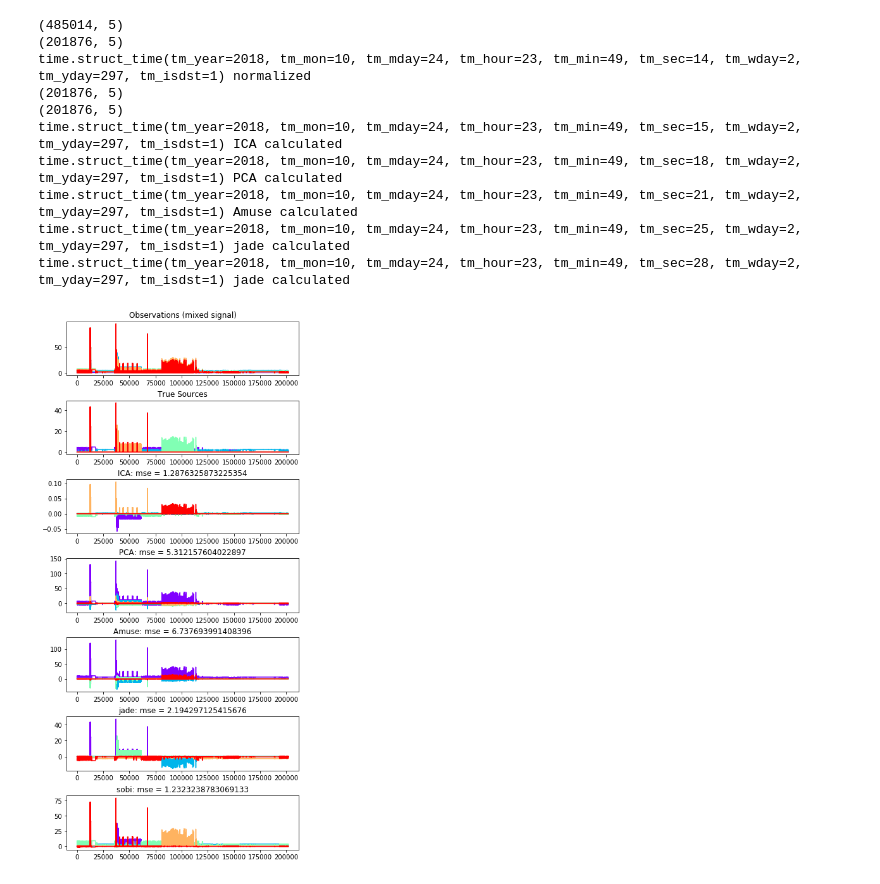
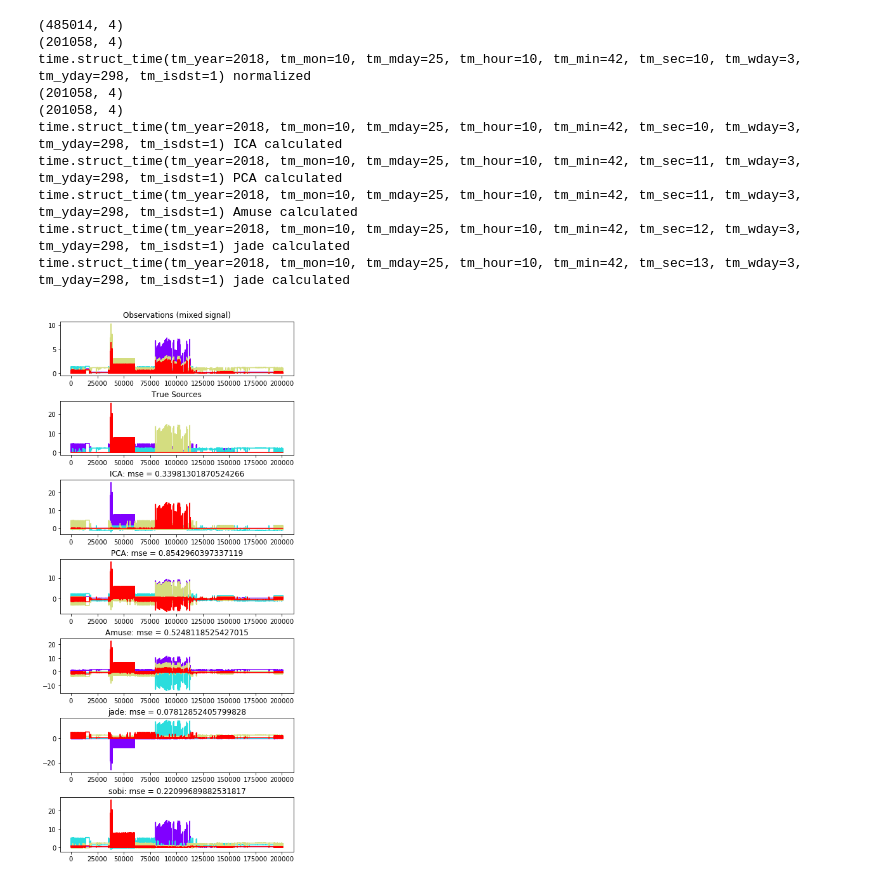
Before and after one commit to SimBioSysLab/skeletor-main, a Jupyter notebook: seperate_workload/FIU.ipynb, the cells around one changed output. Cells and saved outputs as stored; diff of their text form; code cells hidden in the pictures.

```diff
--- a/seperate_workload/FIU.ipynb
+++ b/seperate_workload/FIU.ipynb
@@ -57,6 +57,8 @@ from itertools import permutations
 def get_error(ground_truth,signalmat):
     # we want to try every possible signal order
     g=ground_truth.T
+    signalmat /= signalmat.std(axis=0)
+    signalmat = abs(signalmat)
     s=signalmat.T
     l = len(s)
     best_err = 10000
@@ -70,7 +72,7 @@ def get_error(ground_truth,signalmat):
 
 def get_ica(fn = 'top10_pids_signal_fiu.csv'):
 
-    signal=np.loadtxt(fn,delimiter=',',usecols=(1,2,3,4,5))
+    signal=np.loadtxt(fn,delimiter=',',usecols=(1,2,3,4))
     print (signal.shape)
     signal = signal[~(signal==0).all(1)]
     #print('independence:',chi2_contingency(signal))
@@ -78,15 +80,21 @@ def get_ica(fn = 'top10_pids_signal_fiu.csv'):
     signal /= signal.std(axis=0) #normalize
     print (time.localtime(),'normalized')
     print (signal.shape)
+
     nc = len(signal[0])
 
 
-    A = np.array([[0.2, 0.4, 0.5, 1.5, 1], [0.5, 2.0, 1.0,1.5,.75], [1.75,1.5, 1.0,.5,2.0],[1.5,.75,2,1.25,1],[1.25,1,1.75,.5,2]])  # Mixing matrix
+    #A = np.array([[0.2, 0.4, 0.5, 1.5, 1], [0.5, 2.0, 1.0,1.5,.75], [1.75,1.5, 1.0,.5,2.0],[1.5,.75,2,1.25,1],[1.25,1,1.75,.5,2]])  # Mixing matrix
     #A = np.array([[1, 1, 1, 1, 1], [0.5, 2.0, 1.0,1.5,.75], [1.75,1.5, 1.0,.5,2.0],[1.5,.75,2,1.25,1],[1.25,1,1.75,.5,2]])
 
-    #A = np.array([[0.2, 0.4, 0.5, 0.35, 0.25], [0.3, 0.2, 0.1,0.15,0.05], [0.1,0.5, 0.25,0.4,1.0],[0.15,0.05,0.2,0.25,0.1],[0.25,0.1,0.3,0.5,0.2]])
+    #A = np.array([[0.2, 0.1, 0.5, 0.35, 0.25], [0.3, 0.8, 0.1,0.15,0.05], [0.7,0.5, 0.25,0.4,1.0],[0.15,0.05,0.2,0.25,0.1],[0.25,0.1,0.3,0.5,0.2]])
     #A = np.array([[0.2, 0.4, 0.5, 0.35, 0.25], [0.3, 0.2, 0.1,0.75,0.05], [0.1,0.5, 0.25,0.4,1.0],[0.15,0.05,0.2,0.25,0.1],[0.25,0.1,0.3,0.5,0.2]])
     #A = np.array([[1, 1, 1], [0.5, 2, 1.0], [1.75,1.5, 1.0]])  # Mixing matrix
+    #A = np.array([[0.2, 0.4, 0.5], [0.5, 2, 1.0], [1.75,1.5, 1.0]])
+    A = np.array([[0.2, 0.1, 0.5, 0.35], [0.3, 0.05, 0.1,0.15], [0.11,0.5, 0.25,0.4],[0.15,0.05,0.2,0.25]])
+
+    #A = np.array([[0.2, 0.4], [0.5, 0.1]])
+    #A = np.array([[0.6, 0.4], [0.3, 0.5]])
     signal_ = np.dot(signal,A.T)
   # TODO: Show signals are statistically independent : some variant of Chi^2 test?  ok
   # TODO: Show signals are not Gaussian (should be easy... )
@@ -134,41 +142,41 @@ def get_ica(fn = 'top10_pids_signal_fiu.csv'):
     sobi_err=get_error(signal,So.T)
 
     fig=plt.figure()
 
     models = [signal_,signal, S_,H,s_hat,J.T,So.T]
     names = ['Observations (mixed signal)',
            'True Sources',
            'ICA: mse = '+str(ica_err),
            'PCA: mse = '+str(pca_err),
            'Amuse: mse = '+str(amuse_err),
             'jade: mse = '+str(jade_err),
             'sobi: mse = '+str(sobi_err)]
     colors=cm.rainbow(np.linspace(0,1,nc))
 
     for ii, (model, name) in enumerate(zip(models, names), 1):
         plt.subplot(7, 1, ii)
         plt.title(name)
         for sig, color in zip(model.T, colors):
             plt.plot(sig, color=color)
 
     plt.subplots_adjust(0.09, 0.04, 0.94, 2.94, 0.26, 0.46)
     #fig.tight_layout() # show no overlap graph
     plt.show()
 if __name__=='__main__':
   #get_signal_and_write_to_file(binsize=10000)
 
     #get_ica(fn='new_online.csv')
 
     get_ica(fn='web_online.csv')
 # %% [output]
-(485014, 5)
-(201876, 5)
-time.struct_time(tm_year=2018, tm_mon=10, tm_mday=24, tm_hour=23, tm_min=49, tm_sec=14, tm_wday=2, tm_yday=297, tm_isdst=1) normalized
-(201876, 5)
-(201876, 5)
-time.struct_time(tm_year=2018, tm_mon=10, tm_mday=24, tm_hour=23, tm_min=49, tm_sec=15, tm_wday=2, tm_yday=297, tm_isdst=1) ICA calculated
-time.struct_time(tm_year=2018, tm_mon=10, tm_mday=24, tm_hour=23, tm_min=49, tm_sec=18, tm_wday=2, tm_yday=297, tm_isdst=1) PCA calculated
-time.struct_time(tm_year=2018, tm_mon=10, tm_mday=24, tm_hour=23, tm_min=49, tm_sec=21, tm_wday=2, tm_yday=297, tm_isdst=1) Amuse calculated
-time.struct_time(tm_year=2018, tm_mon=10, tm_mday=24, tm_hour=23, tm_min=49, tm_sec=25, tm_wday=2, tm_yday=297, tm_isdst=1) jade calculated
-time.struct_time(tm_year=2018, tm_mon=10, tm_mday=24, tm_hour=23, tm_min=49, tm_sec=28, tm_wday=2, tm_yday=297, tm_isdst=1) jade calculated
+(485014, 4)
+(201058, 4)
+time.struct_time(tm_year=2018, tm_mon=10, tm_mday=25, tm_hour=10, tm_min=42, tm_sec=10, tm_wday=3, tm_yday=298, tm_isdst=1) normalized
+(201058, 4)
+(201058, 4)
+time.struct_time(tm_year=2018, tm_mon=10, tm_mday=25, tm_hour=10, tm_min=42, tm_sec=10, tm_wday=3, tm_yday=298, tm_isdst=1) ICA calculated
+time.struct_time(tm_year=2018, tm_mon=10, tm_mday=25, tm_hour=10, tm_min=42, tm_sec=11, tm_wday=3, tm_yday=298, tm_isdst=1) PCA calculated
+time.struct_time(tm_year=2018, tm_mon=10, tm_mday=25, tm_hour=10, tm_min=42, tm_sec=11, tm_wday=3, tm_yday=298, tm_isdst=1) Amuse calculated
+time.struct_time(tm_year=2018, tm_mon=10, tm_mday=25, tm_hour=10, tm_min=42, tm_sec=12, tm_wday=3, tm_yday=298, tm_isdst=1) jade calculated
+time.struct_time(tm_year=2018, tm_mon=10, tm_mday=25, tm_hour=10, tm_min=42, tm_sec=13, tm_wday=3, tm_yday=298, tm_isdst=1) jade calculated
-[figure, old version]
+[figure, new version]
```
